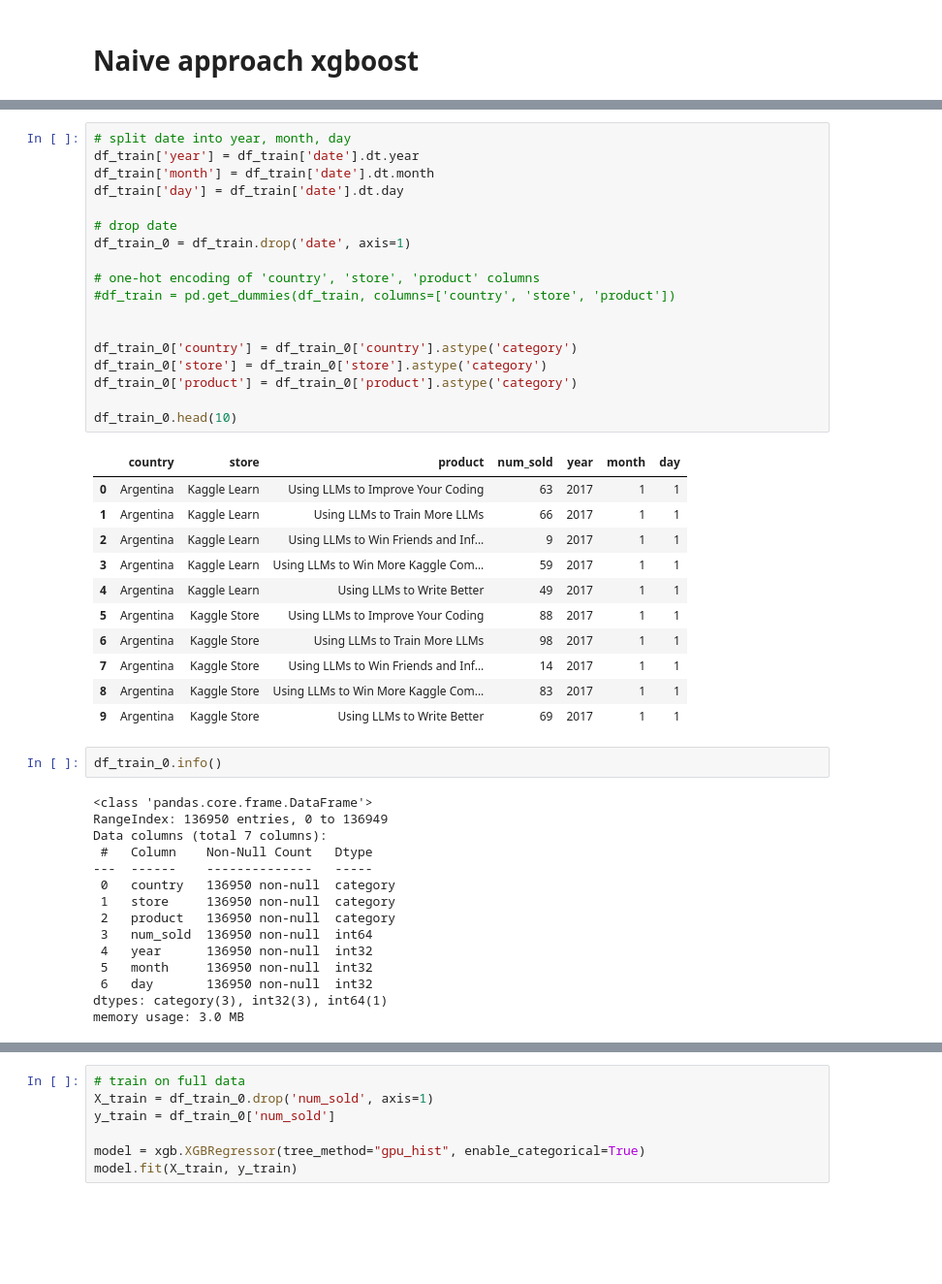
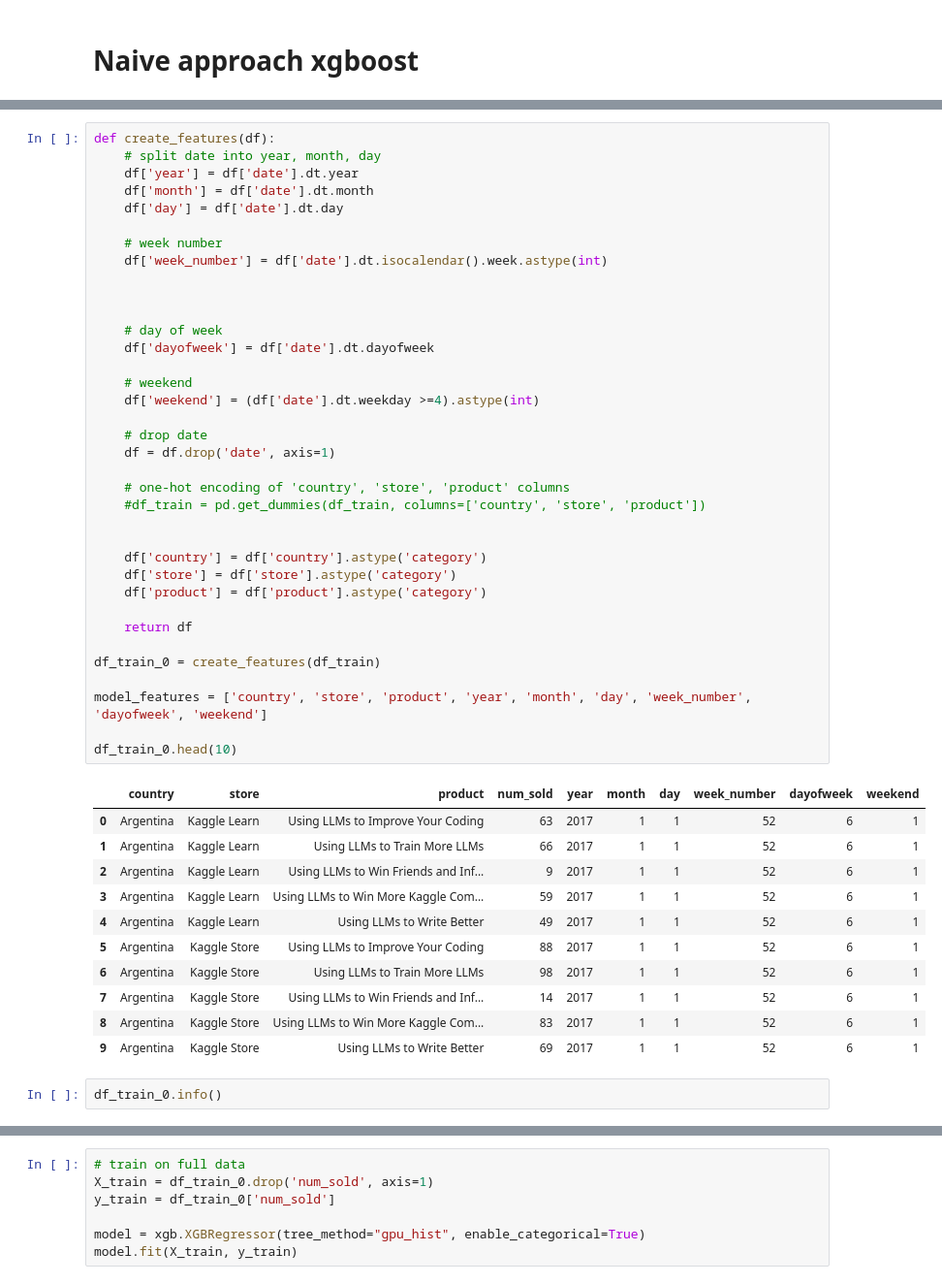
Before and after one commit to WestedCrean/kaggle-notes, a Jupyter notebook: playground-series-s3e19/1.naive_approach_xgboost.ipynb, the cells around one changed output, grey strips where cells are left out. Shown: that part at 97% size. Drawn from its saved outputs; the diff is of its cells as text; blank space fills up the shorter version.

```diff
--- a/playground-series-s3e19/naive_approach_xgboost.ipynb
+++ b/playground-series-s3e19/1.naive_approach_xgboost.ipynb
@@ -31,47 +19,50 @@ df_train.head(10)
 # %%
-# split date into year, month, day
-df_train['year'] = df_train['date'].dt.year
-df_train['month'] = df_train['date'].dt.month
-df_train['day'] = df_train['date'].dt.day
+def create_features(df):
+    # split date into year, month, day
+    df['year'] = df['date'].dt.year
+    df['month'] = df['date'].dt.month
+    df['day'] = df['date'].dt.day
 
-# drop date
-df_train_0 = df_train.drop('date', axis=1)
-
-# one-hot encoding of 'country', 'store', 'product' columns
-#df_train = pd.get_dummies(df_train, columns=['country', 'store', 'product'])
+    # week number
+    df['week_number'] = df['date'].dt.isocalendar().week.astype(int)
 
 
-df_train_0['country'] = df_train_0['country'].astype('category')
-df_train_0['store'] = df_train_0['store'].astype('category')
-df_train_0['product'] = df_train_0['product'].astype('category')
+
+    # day of week
+    df['dayofweek'] = df['date'].dt.dayofweek
+
+    # weekend
+    df['weekend'] = (df['date'].dt.weekday >=4).astype(int)
+
+    # drop date
+    df = df.drop('date', axis=1)
+
+    # one-hot encoding of 'country', 'store', 'product' columns
+    #df_train = pd.get_dummies(df_train, columns=['country', 'store', 'product'])
+
+
+    df['country'] = df['country'].astype('category')
+    df['store'] = df['store'].astype('category')
+    df['product'] = df['product'].astype('category')
+
+    return df
+
+df_train_0 = create_features(df_train)
+
+model_features = ['country', 'store', 'product', 'year', 'month', 'day', 'week_number', 'dayofweek', 'weekend']
 
 df_train_0.head(10)
 # %% [output]
-|  | country | store | product | num_sold | year | month | day |
-| 0 | Argentina | Kaggle Learn | Using LLMs to Improve Your Coding | 63 | 2017 | 1 | 1 |
-| 1 | Argentina | Kaggle Learn | Using LLMs to Train More LLMs | 66 | 2017 | 1 | 1 |
-| 2 | Argentina | Kaggle Learn | Using LLMs to Win Friends and Inf... | 9 | 2017 | 1 | 1 |
-| 3 | Argentina | Kaggle Learn | Using LLMs to Win More Kaggle Com... | 59 | 2017 | 1 | 1 |
-| 4 | Argentina | Kaggle Learn | Using LLMs to Write Better | 49 | 2017 | 1 | 1 |
-| 5 | Argentina | Kaggle Store | Using LLMs to Improve Your Coding | 88 | 2017 | 1 | 1 |
-| 6 | Argentina | Kaggle Store | Using LLMs to Train More LLMs | 98 | 2017 | 1 | 1 |
-| 7 | Argentina | Kaggle Store | Using LLMs to Win Friends and Inf... | 14 | 2017 | 1 | 1 |
-| 8 | Argentina | Kaggle Store | Using LLMs to Win More Kaggle Com... | 83 | 2017 | 1 | 1 |
-| 9 | Argentina | Kaggle Store | Using LLMs to Write Better | 69 | 2017 | 1 | 1 |
+|  | country | store | product | num_sold | year | month | day | week_number | dayofweek | weekend |
+| 0 | Argentina | Kaggle Learn | Using LLMs to Improve Your Coding | 63 | 2017 | 1 | 1 | 52 | 6 | 1 |
+| 1 | Argentina | Kaggle Learn | Using LLMs to Train More LLMs | 66 | 2017 | 1 | 1 | 52 | 6 | 1 |
+| 2 | Argentina | Kaggle Learn | Using LLMs to Win Friends and Inf... | 9 | 2017 | 1 | 1 | 52 | 6 | 1 |
+| 3 | Argentina | Kaggle Learn | Using LLMs to Win More Kaggle Com... | 59 | 2017 | 1 | 1 | 52 | 6 | 1 |
+| 4 | Argentina | Kaggle Learn | Using LLMs to Write Better | 49 | 2017 | 1 | 1 | 52 | 6 | 1 |
+| 5 | Argentina | Kaggle Store | Using LLMs to Improve Your Coding | 88 | 2017 | 1 | 1 | 52 | 6 | 1 |
+| 6 | Argentina | Kaggle Store | Using LLMs to Train More LLMs | 98 | 2017 | 1 | 1 | 52 | 6 | 1 |
+| 7 | Argentina | Kaggle Store | Using LLMs to Win Friends and Inf... | 14 | 2017 | 1 | 1 | 52 | 6 | 1 |
+| 8 | Argentina | Kaggle Store | Using LLMs to Win More Kaggle Com... | 83 | 2017 | 1 | 1 | 52 | 6 | 1 |
+| 9 | Argentina | Kaggle Store | Using LLMs to Write Better | 69 | 2017 | 1 | 1 | 52 | 6 | 1 |
 # %%
 df_train_0.info()
-# %% [output]
-<class 'pandas.core.frame.DataFrame'>
-RangeIndex: 136950 entries, 0 to 136949
-Data columns (total 7 columns):
- #   Column    Non-Null Count   Dtype
----  ------    --------------   -----
- 0   country   136950 non-null  category
- 1   store     136950 non-null  category
- 2   product   136950 non-null  category
- 3   num_sold  136950 non-null  int64
- 4   year      136950 non-null  int32
- 5   month     136950 non-null  int32
- 6   day       136950 non-null  int32
-dtypes: category(3), int32(3), int64(1)
-memory usage: 3.0 MB
```
Also changed, not shown: parts of 11 cells of this notebook, 48 other files.
